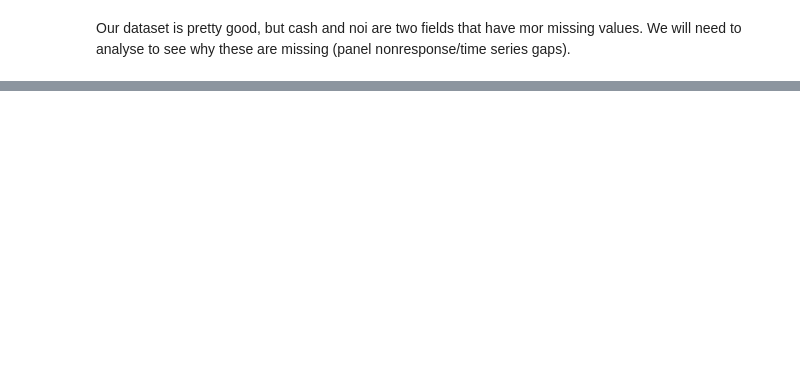
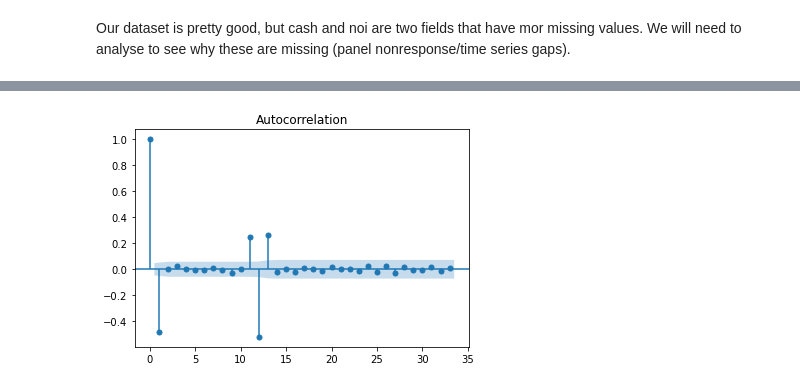
Before and after one commit to ckeith26/REIT_Analysis, a Jupyter notebook: time_series_analysis/REITs Price Prediction.ipynb, the cells around one changed output, grey strips where cells are left out. Drawn from its saved outputs; the diff is of its cells as text; code cells hidden in the pictures; blank space fills up the shorter version.

```diff
--- a/time_series_analysis/REITs Price Prediction.ipynb
+++ b/time_series_analysis/REITs Price Prediction.ipynb
@@ -129,0 +189,7 @@ print('Shape of training label:', y_test.shape)
+# %%
+olsr_resid_diff_2 = olsr_resid_diff_1.diff()
+olsr_resid_diff_2 = olsr_resid_diff_2.dropna()
+tsa.plot_acf(olsr_resid_diff_2, alpha=0.05)
+plt.show()
+# %% [output]
+[figure, added]
```
Also changed, not shown: parts of 18 cells of this notebook.
